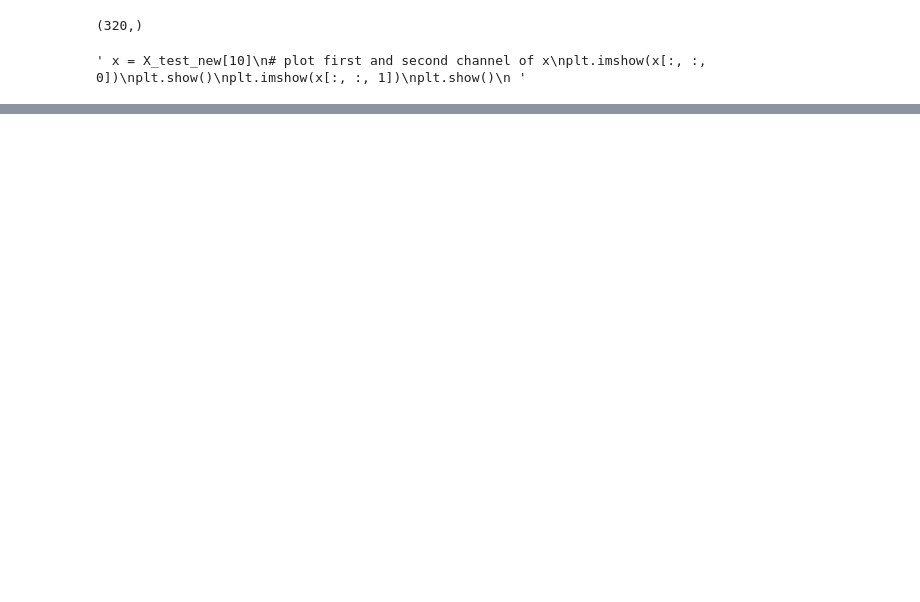
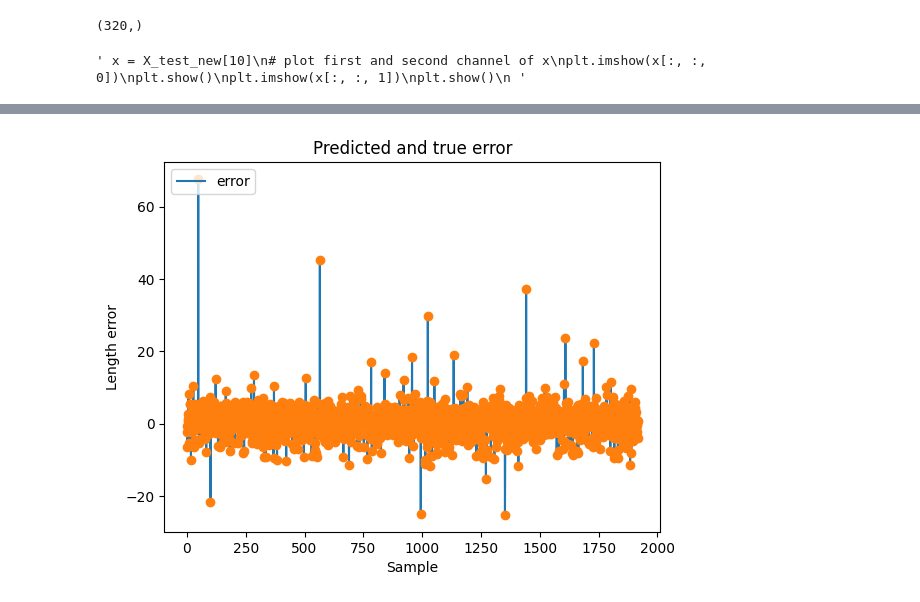
Before and after one commit to jpsousaUP/SSL_Project_1, a Jupyter notebook: notebooks/Regression/Seminar_simple_1.ipynb, the cells around one changed output, grey strips where cells are left out. Saved outputs shown, nothing was run; the diff lists cells and outputs as text; code cells hidden in the pictures; blank space fills up the shorter version.

```diff
--- a/notebooks/Regression/Seminar_simple_1.ipynb
+++ b/notebooks/Regression/Seminar_simple_1.ipynb
@@ -290,3 +313,15 @@ print(score)
+# %%
+# plot predicted and true error
+plt.plot(y_pred[:, 0] - y_test[:, 0])
+plt.title('Predicted and true error')
+plt.ylabel('Length error')
+plt.xlabel('Sample')
+plt.legend(['error'], loc='upper left')
+# dot not line
+plt.plot(y_pred[:, 0] - y_test[:, 0], 'o')
+plt.show()
+# %% [output]
+[figure, added]
 # %%
 # compare score and score_new
 print("score: ", score)
```
Also changed, not shown: parts of 10 cells of this notebook, 2 other files.
